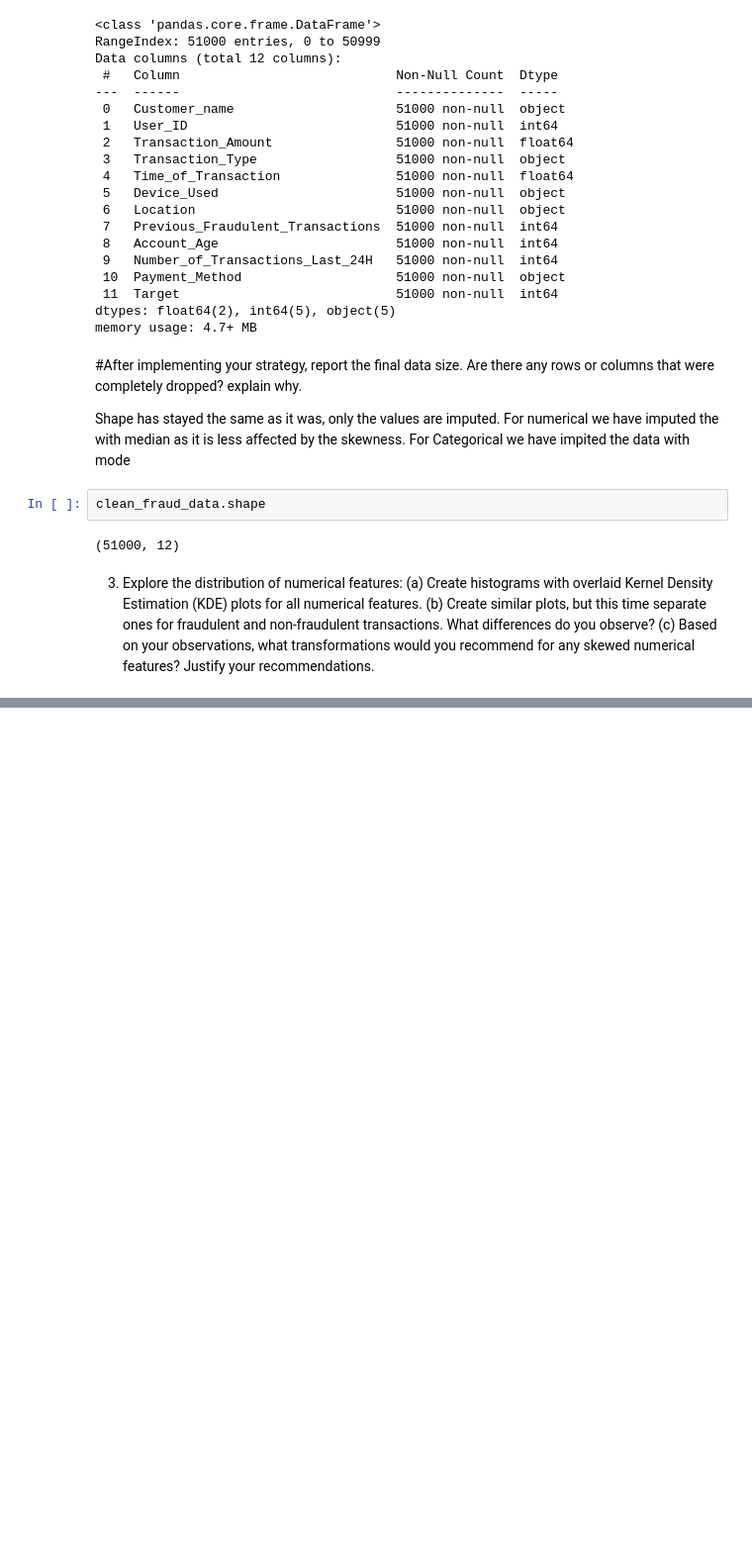
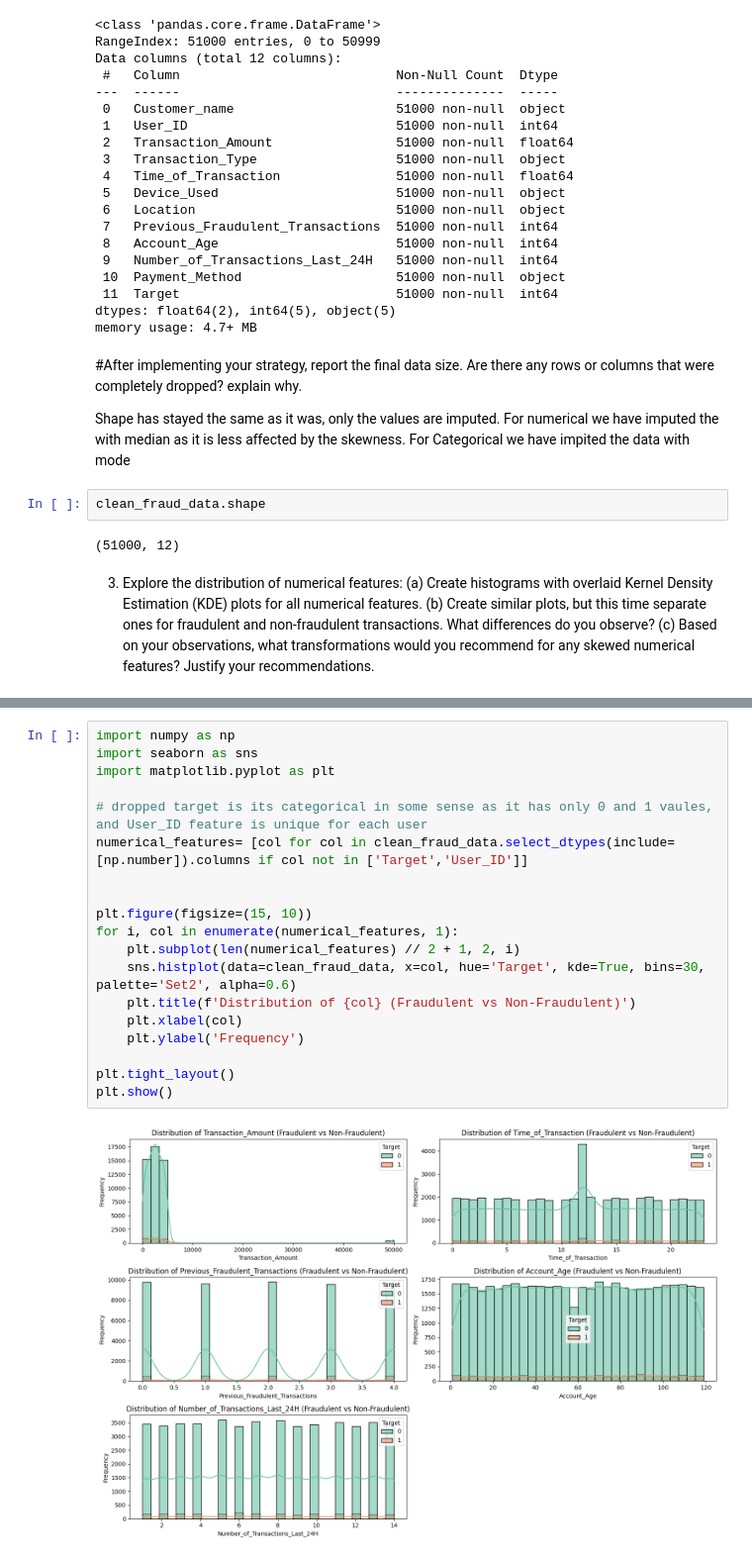
Before and after one commit to ruksad/descriptive-stats, a Jupyter notebook: lectures/24_22Mar_weekend/assignment/RYPDI0GT7H.ipynb, the cells around one changed output, grey strips where cells are left out. Shown at 99% size. Saved outputs shown, nothing was run; the diff lists cells and outputs as text; blank space fills up the shorter version.

```diff
--- a/lectures/24_22Mar_weekend/assignment/RYPDI0GT7H.ipynb
+++ b/lectures/24_22Mar_weekend/assignment/RYPDI0GT7H.ipynb
@@ -337,0 +345,21 @@ plt.show()
+# %%
+import numpy as np
+import seaborn as sns
+import matplotlib.pyplot as plt
+
+# dropped target is its categorical in some sense as it has only 0 and 1 vaules, and User_ID feature is unique for each user
+numerical_features= [col for col in clean_fraud_data.select_dtypes(include=[np.number]).columns if col not in ['Target','User_ID']]
+
+
+plt.figure(figsize=(15, 10))
+for i, col in enumerate(numerical_features, 1):
+    plt.subplot(len(numerical_features) // 2 + 1, 2, i)
+    sns.histplot(data=clean_fraud_data, x=col, hue='Target', kde=True, bins=30, palette='Set2', alpha=0.6)
+    plt.title(f'Distribution of {col} (Fraudulent vs Non-Fraudulent)')
+    plt.xlabel(col)
+    plt.ylabel('Frequency')
+
+plt.tight_layout()
+plt.show()
+# %% [output]
+[figure, added]
```
Also changed, not shown: parts of 6 cells of this notebook.
